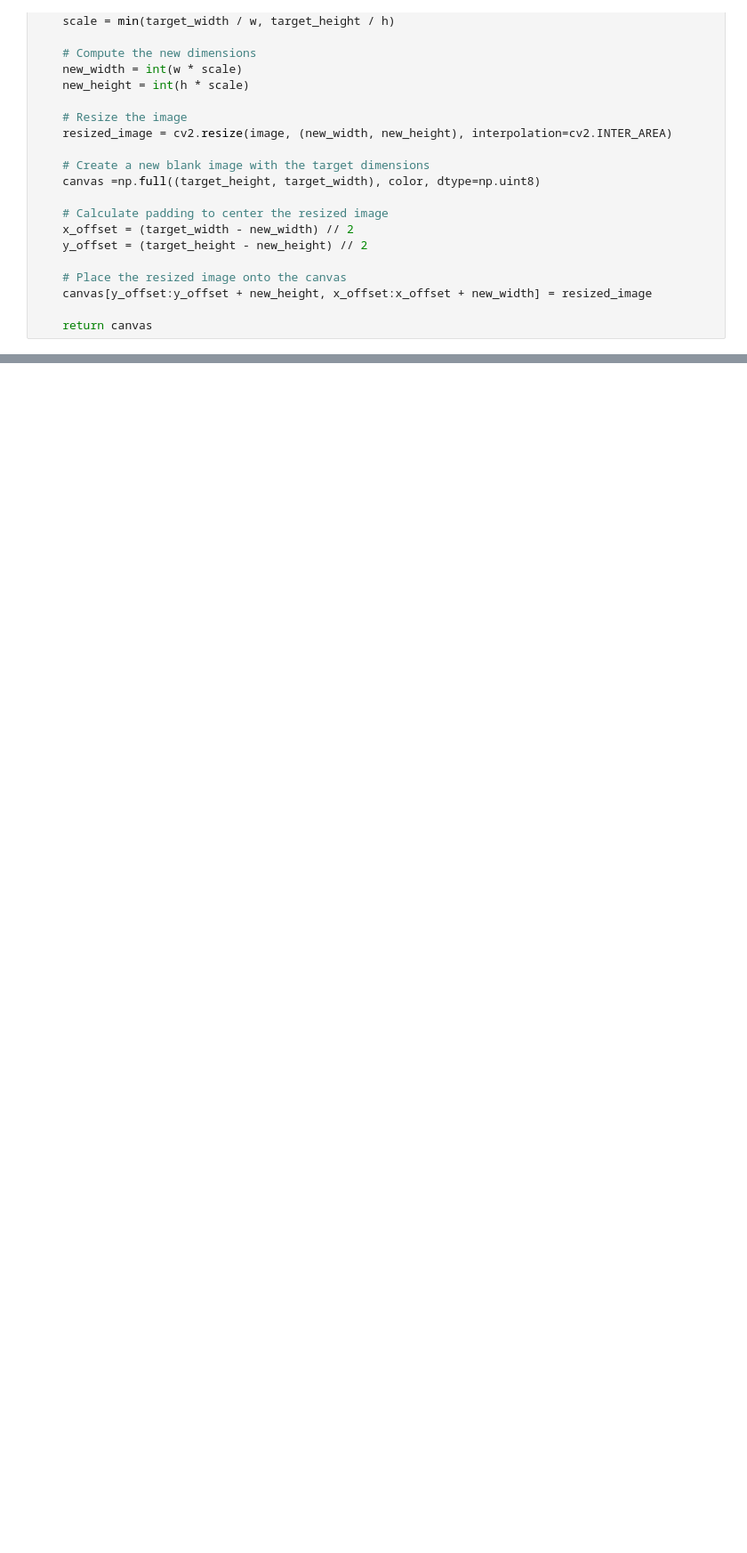
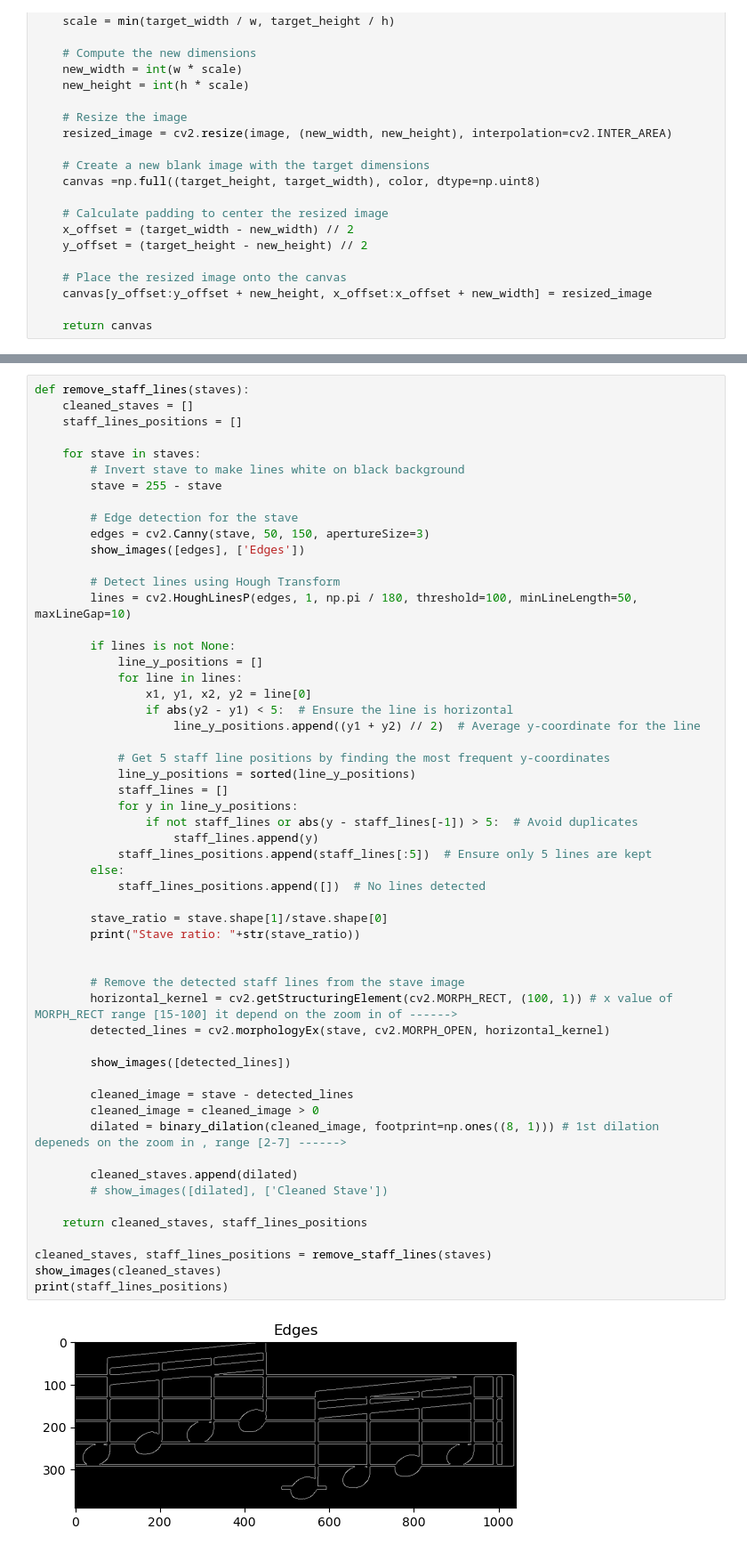
Before and after one commit to Malakyasser8/OMR-Music-Sheet-To-Song, a Jupyter notebook: main.ipynb, the cells around one changed output, grey strips where cells are left out. Shown: that part at 89% size. Drawn from its saved outputs; the diff is of its cells as text; blank space fills up the shorter version.

```diff
--- a/main.ipynb
+++ b/main.ipynb
@@ -349,0 +389,57 @@ show_images([final_image],["final_image"])
+# %%
+def remove_staff_lines(staves):
+    cleaned_staves = []
+    staff_lines_positions = []
+
+    for stave in staves:
+        # Invert stave to make lines white on black background
+        stave = 255 - stave
+
+        # Edge detection for the stave
+        edges = cv2.Canny(stave, 50, 150, apertureSize=3)
+        show_images([edges], ['Edges'])
+
+        # Detect lines using Hough Transform
+        lines = cv2.HoughLinesP(edges, 1, np.pi / 180, threshold=100, minLineLength=50, maxLineGap=10)
+
+        if lines is not None:
+            line_y_positions = []
+            for line in lines:
+                x1, y1, x2, y2 = line[0]
+                if abs(y2 - y1) < 5:  # Ensure the line is horizontal
+                    line_y_positions.append((y1 + y2) // 2)  # Average y-coordinate for the line
+
+            # Get 5 staff line positions by finding the most frequent y-coordinates
+            line_y_positions = sorted(line_y_positions)
+            staff_lines = []
+            for y in line_y_positions:
+                if not staff_lines or abs(y - staff_lines[-1]) > 5:  # Avoid duplicates
+                    staff_lines.append(y)
+            staff_lines_positions.append(staff_lines[:5])  # Ensure only 5 lines are kept
+        else:
+            staff_lines_positions.append([])  # No lines detected
+
+        stave_ratio = stave.shape[1]/stave.shape[0]
+        print("Stave ratio: "+str(stave_ratio))
+
+
+        # Remove the detected staff lines from the stave image
+        horizontal_kernel = cv2.getStructuringElement(cv2.MORPH_RECT, (100, 1)) # x value of MORPH_RECT range [15-100] it depend on the zoom in of ------>
+        detected_lines = cv2.morphologyEx(stave, cv2.MORPH_OPEN, horizontal_kernel)
+
+        show_images([detected_lines])
+
+        cleaned_image = stave - detected_lines
+        cleaned_image = cleaned_image > 0
+        dilated = binary_dilation(cleaned_image, footprint=np.ones((8, 1))) # 1st dilation depeneds on the zoom in , range [2-7] ------>
+
+        cleaned_staves.append(dilated)
+        # show_images([dilated], ['Cleaned Stave'])
+
+    return cleaned_staves, staff_lines_positions
+
+cleaned_staves, staff_lines_positions = remove_staff_lines(staves)
+show_images(cleaned_staves)
+print(staff_lines_positions)
+# %% [output]
+[figure, added]
```
Also changed, not shown: parts of 7 cells of this notebook, 1 other file.
